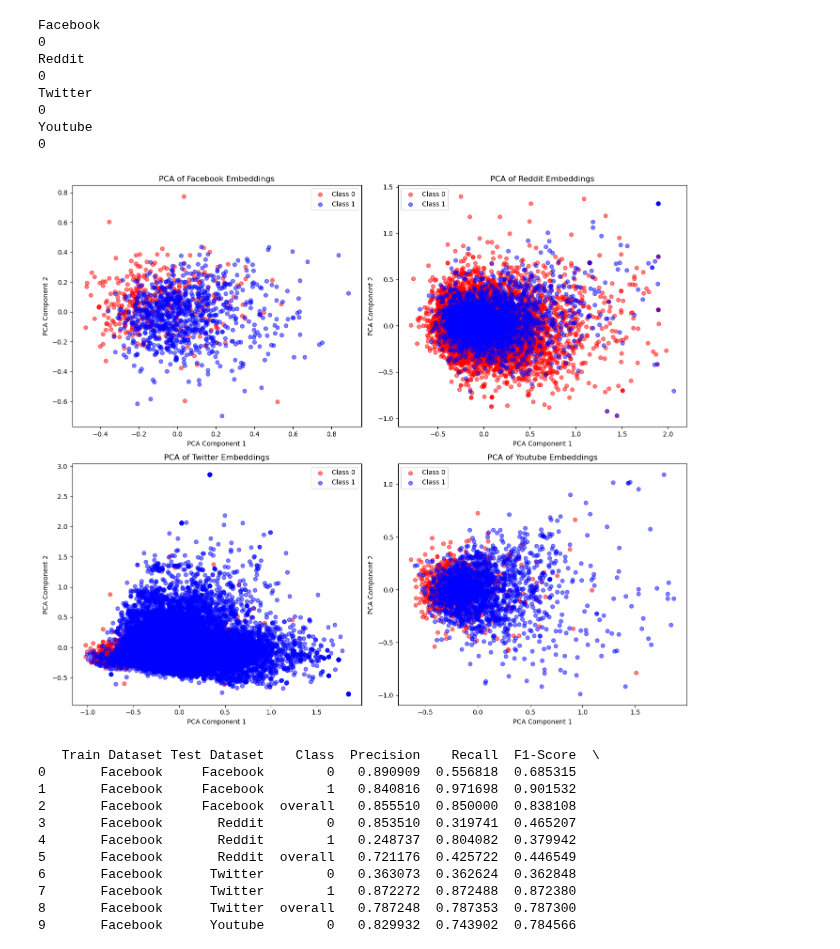
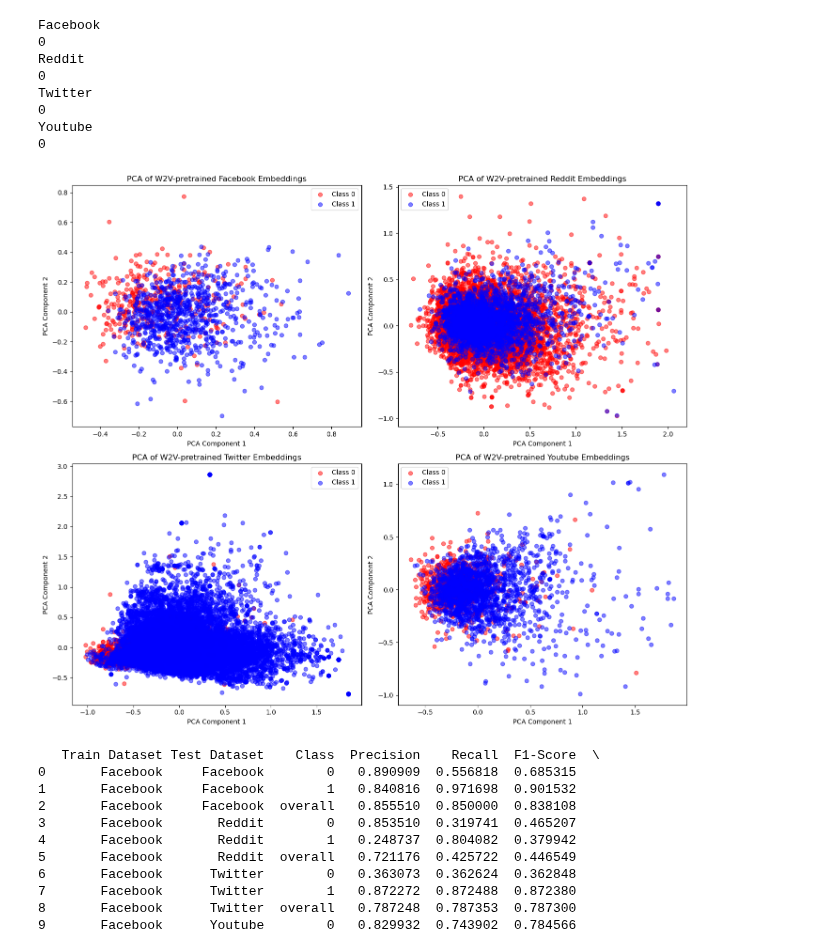
Before and after one commit to LeTartap/hate-speech-classification, a Jupyter notebook: ml/w2v_pretrained.ipynb, the cells around one changed output. Drawn from its saved outputs; the diff is of its cells as text; code cells hidden in the pictures.

```diff
--- a/ml/w2v_pretrained.ipynb
+++ b/ml/w2v_pretrained.ipynb
@@ -84,24 +84,24 @@ for name in names:
 # %%
 # Plot embeddings for each dataset using PCA
 fig, axs = plt.subplots(2, 2, figsize=(14, 12))
 
 for ax, name in zip(axs.flatten(), names):
     pca = PCA(n_components=2)
     embeddings = np.vstack(dfs_train[name]['embedding'].values)
     labels = dfs_train[name]['label'].values
     reduced_embeddings = pca.fit_transform(embeddings)
 
     ax.scatter(reduced_embeddings[labels == 0, 0], reduced_embeddings[labels == 0, 1], c='red', label='Class 0', alpha=0.5)
     ax.scatter(reduced_embeddings[labels == 1, 0], reduced_embeddings[labels == 1, 1], c='blue', label='Class 1', alpha=0.5)
-    ax.set_title(f'PCA of {name} Embeddings')
+    ax.set_title(f'PCA of W2V-pretrained {name} Embeddings')
     ax.set_xlabel('PCA Component 1')
     ax.set_ylabel('PCA Component 2')
     ax.legend()
 
 plt.tight_layout()
 plt.show()
 # %% [output]
-[figure, old version]
+[figure, new version]
 # %%
 import pandas as pd
 import numpy as np
```
Also changed, not shown: 2 other files.
